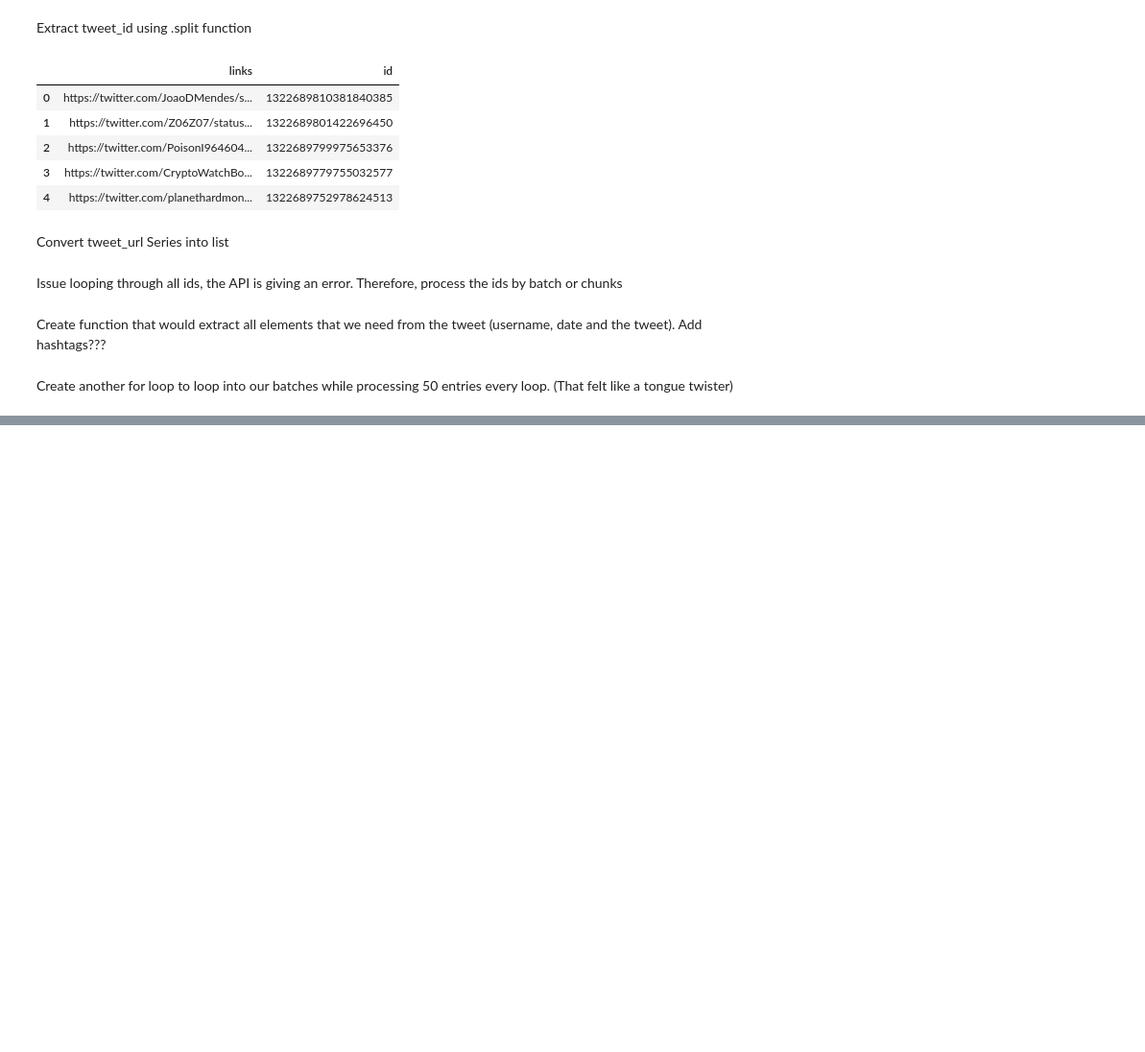
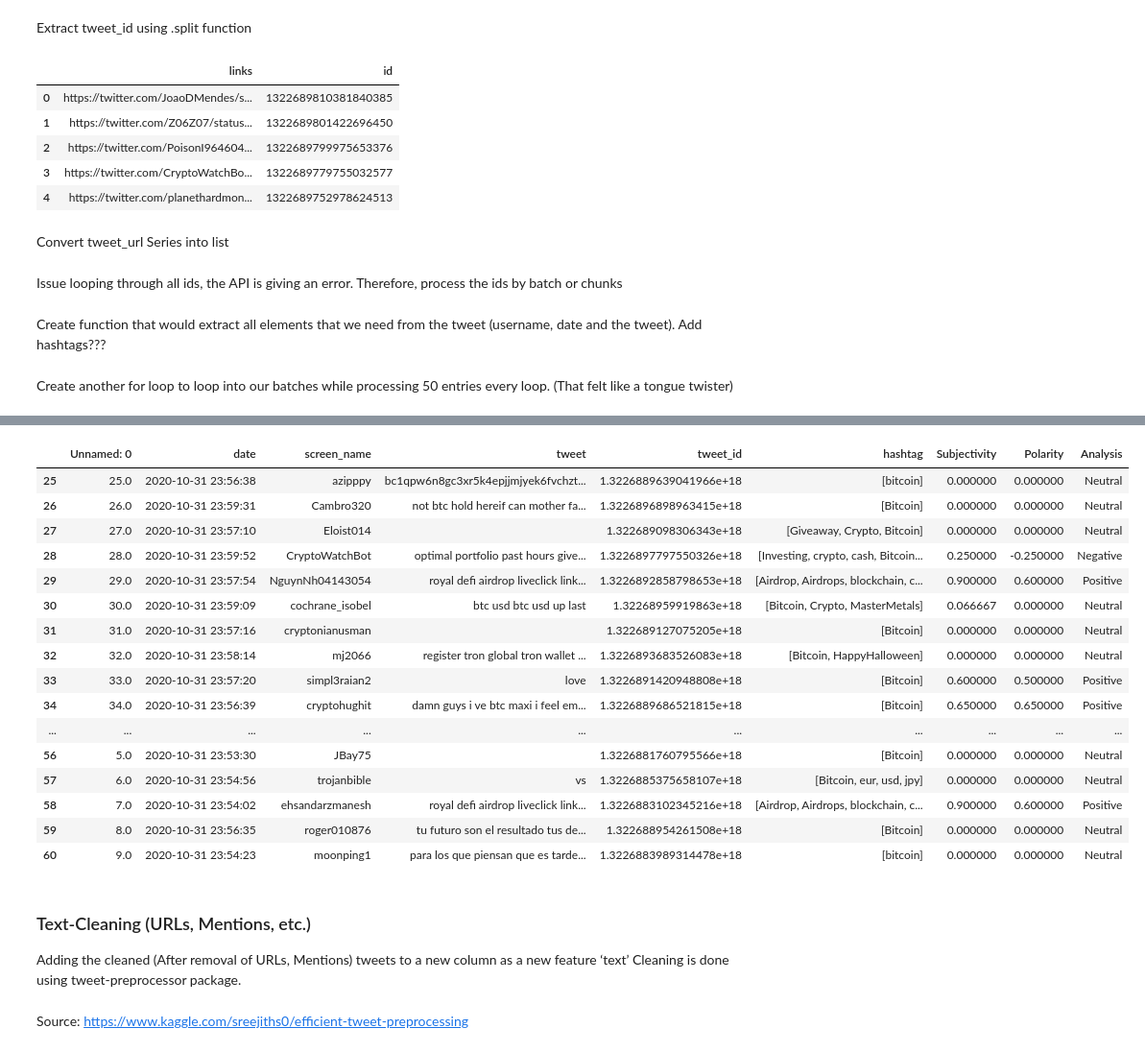
Before and after one commit to ridwan102/BTC_Sentiment, a Jupyter notebook: practice.ipynb, the cells around one changed output, grey strips where cells are left out. Shown: that part at 96% size. Saved outputs shown, nothing was run; the diff lists cells and outputs as text; code cells hidden in the pictures; blank space fills up the shorter version.

Commit message:
Cleaned twitter data

```diff
--- a/practice.ipynb
+++ b/practice.ipynb
@@ -93,0 +106,29 @@ NameError: name 'api' is not defined
+# %%
+tweets = pd.read_csv('btc_tweets.csv',
+                 lineterminator='\n')
+# %%
+tweets
+# %% [output]
+|  | Unnamed: 0 | date | screen_name | tweet | tweet_id | hashtag | Subjectivity | Polarity | Analysis |
+| 25 | 25.0 | 2020-10-31 23:56:38 | azipppy | bc1qpw6n8gc3xr5k4epjjmjyek6fvchzt... | 1.3226889639041966e+18 | [bitcoin] | 0.000000 | 0.000000 | Neutral |
+| 26 | 26.0 | 2020-10-31 23:59:31 | Cambro320 | not btc hold hereif can mother fa... | 1.3226896898963415e+18 | [Bitcoin] | 0.000000 | 0.000000 | Neutral |
+| 27 | 27.0 | 2020-10-31 23:57:10 | Eloist014 |  | 1.322689098306343e+18 | [Giveaway, Crypto, Bitcoin] | 0.000000 | 0.000000 | Neutral |
+| 28 | 28.0 | 2020-10-31 23:59:52 | CryptoWatchBot | optimal portfolio past hours give... | 1.3226897797550326e+18 | [Investing, crypto, cash, Bitcoin... | 0.250000 | -0.250000 | Negative |
+| 29 | 29.0 | 2020-10-31 23:57:54 | NguynNh04143054 | royal defi airdrop liveclick link... | 1.3226892858798653e+18 | [Airdrop, Airdrops, blockchain, c... | 0.900000 | 0.600000 | Positive |
+| 30 | 30.0 | 2020-10-31 23:59:09 | cochrane_isobel | btc usd btc usd up last | 1.32268959919863e+18 | [Bitcoin, Crypto, MasterMetals] | 0.066667 | 0.000000 | Neutral |
+| 31 | 31.0 | 2020-10-31 23:57:16 | cryptonianusman |  | 1.322689127075205e+18 | [Bitcoin] | 0.000000 | 0.000000 | Neutral |
+| 32 | 32.0 | 2020-10-31 23:58:14 | mj2066 | register tron global tron wallet ... | 1.3226893683526083e+18 | [Bitcoin, HappyHalloween] | 0.000000 | 0.000000 | Neutral |
+| 33 | 33.0 | 2020-10-31 23:57:20 | simpl3raian2 | love | 1.3226891420948808e+18 | [Bitcoin] | 0.600000 | 0.500000 | Positive |
+| 34 | 34.0 | 2020-10-31 23:56:39 | cryptohughit | damn guys i ve btc maxi i feel em... | 1.3226889686521815e+18 | [Bitcoin] | 0.650000 | 0.650000 | Positive |
+| ... | ... | ... | ... | ... | ... | ... | ... | ... | ... |
+| 56 | 5.0 | 2020-10-31 23:53:30 | JBay75 |  | 1.3226881760795566e+18 | [Bitcoin] | 0.000000 | 0.000000 | Neutral |
+| 57 | 6.0 | 2020-10-31 23:54:56 | trojanbible | vs | 1.3226885375658107e+18 | [Bitcoin, eur, usd, jpy] | 0.000000 | 0.000000 | Neutral |
+| 58 | 7.0 | 2020-10-31 23:54:02 | ehsandarzmanesh | royal defi airdrop liveclick link... | 1.3226883102345216e+18 | [Airdrop, Airdrops, blockchain, c... | 0.900000 | 0.600000 | Positive |
+| 59 | 8.0 | 2020-10-31 23:56:35 | roger010876 | tu futuro son el resultado tus de... | 1.322688954261508e+18 | [Bitcoin] | 0.000000 | 0.000000 | Neutral |
+| 60 | 9.0 | 2020-10-31 23:54:23 | moonping1 | para los que piensan que es tarde... | 1.3226883989314478e+18 | [bitcoin] | 0.000000 | 0.000000 | Neutral |
+# %% [markdown]
+### Text-Cleaning (URLs, Mentions, etc.)
+Adding the cleaned (After removal of URLs, Mentions) tweets to a new column as a new feature ‘text’
+Cleaning is done using tweet-preprocessor package.
+# %% [markdown]
+Source: https://www.kaggle.com/sreejiths0/efficient-tweet-preprocessing
```
Also changed, not shown: parts of 35 cells of this notebook, 3 other files.
